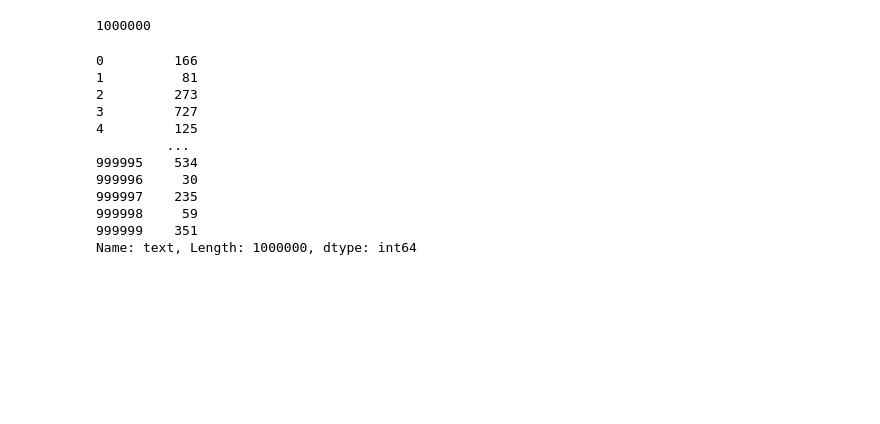
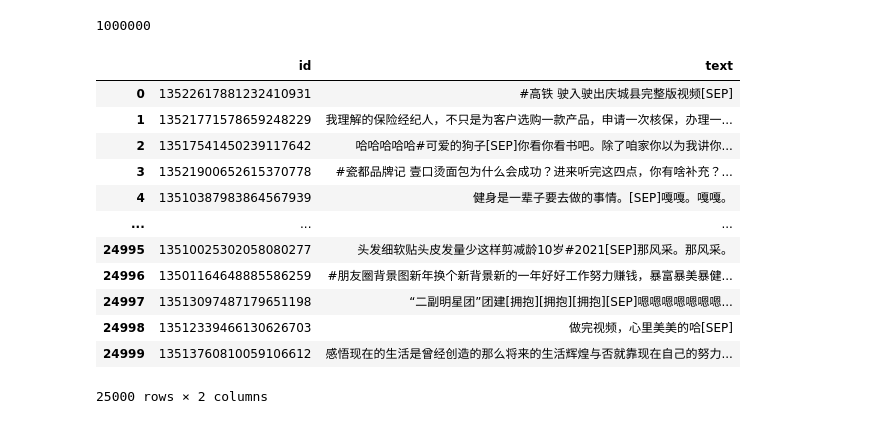
Before and after one commit to beiweixiaowang/Wechat2022, a Jupyter notebook: process_text_data.ipynb, the cells around one changed output. Saved outputs shown, nothing was run; the diff lists cells and outputs as text; code cells hidden in the pictures; blank space fills up the shorter version.

```diff
--- a/process_text_data.ipynb
+++ b/process_text_data.ipynb
@@ -46,17 +45,20 @@ load_text_data(unlabeled_text_path, file_type='unlabeled', save_path=save_path)
 25000
 1000000
 # %%
-df = pd.read_pickle('./temp_data/unlabeled_text.pkl')
+df = pd.read_pickle('./temp_data/test_text.pkl')
-# %% [output]
-0         166
-1          81
-2         273
-3         727
-4         125
-         ...
-999995    534
-999996     30
-999997    235
-999998     59
-999999    351
-Name: text, Length: 1000000, dtype: int64
+# %%
+df
+# %% [output]
+|  | id | text |
+| 0 | 13522617881232410931 | #高铁 驶入驶出庆城县完整版视频[SEP] |
+| 1 | 13521771578659248229 | 我理解的保险经纪人，不只是为客户选购一款产品，申请一次核保，办理一... |
+| 2 | 13517541450239117642 | 哈哈哈哈哈#可爱的狗子[SEP]你看你看书吧。除了咱家你以为我讲你... |
+| 3 | 13521900652615370778 | #瓷都品牌记 壹口烫面包为什么会成功？进来听完这四点，你有啥补充？... |
+| 4 | 13510387983864567939 | 健身是一辈子要去做的事情。[SEP]嘎嘎。嘎嘎。 |
+| ... | ... | ... |
+| 24995 | 13510025302058080277 | 头发细软贴头皮发量少这样剪减龄10岁#2021[SEP]那风采。那风采。 |
+| 24996 | 13501164648885586259 | #朋友圈背景图新年换个新背景新的一年好好工作努力赚钱，暴富暴美暴健... |
+| 24997 | 13513097487179651198 | “二副明星团”团建[拥抱][拥抱][拥抱][SEP]嗯嗯嗯嗯嗯嗯嗯... |
+| 24998 | 13512339466130626703 | 做完视频，心里美美的哈[SEP] |
+| 24999 | 13513760810059106612 | 感悟现在的生活是曾经创造的那么将来的生活辉煌与否就靠现在自己的努力... |
+25000 rows × 2 columns
```
Also changed, not shown: parts of 3 cells of this notebook.
